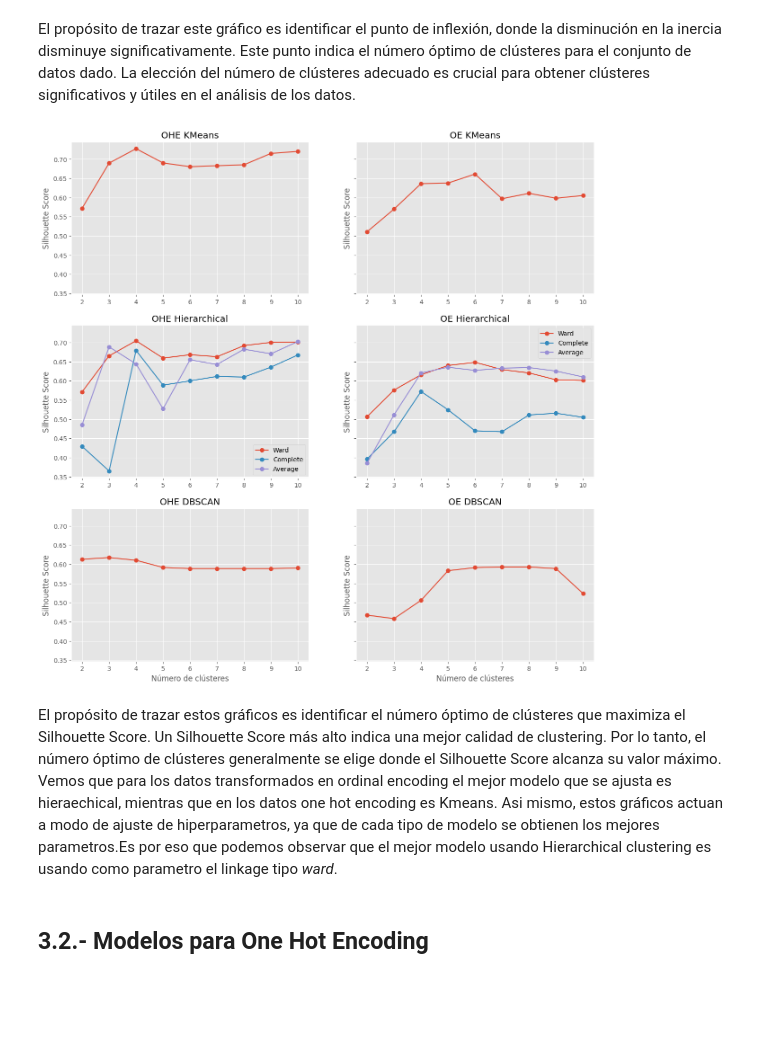
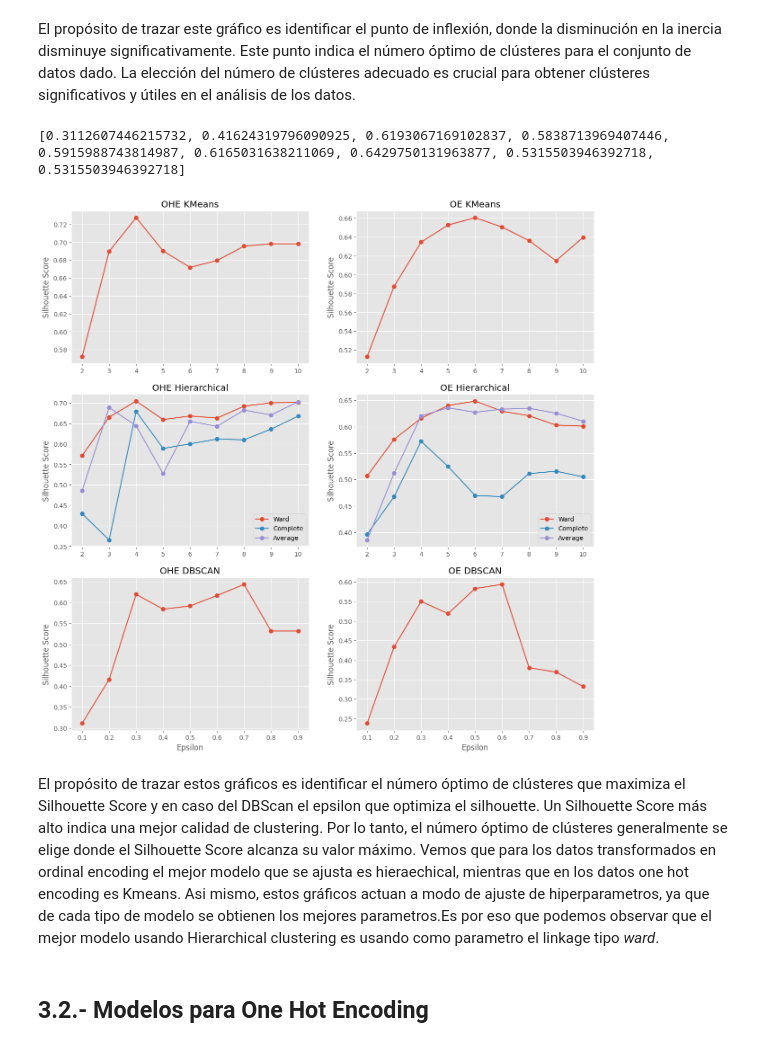
Before and after one commit to RaulCarrero02/G23.P2.100451286.100472334, a Jupyter notebook: kmean.ipynb, the cells around one changed output. Drawn from its saved outputs; the diff is of its cells as text; code cells hidden in the pictures; blank space fills up the shorter version.

Commit message:
Cambios en dbscan

```diff
--- a/kmean.ipynb
+++ b/kmean.ipynb
@@ -542,56 +540,57 @@ for i in range(2, 11):
 # silhouette for DBSCAN
 silhouette_dbscan_oh = []
 silhouette_dbscan_ordinal = []
-for i in range(2, 11):
-    dbscan = DBSCAN(eps=0.5, min_samples=i).fit_predict(X_one_hot_pca)
+for i in np.arange(0.1, 1, 0.1):
+    dbscan = DBSCAN(eps=i).fit_predict(X_one_hot_pca)
     silhouette_dbscan_oh.append(silhouette_score(X_one_hot_pca, dbscan))
 
-    dbscan = DBSCAN(eps=0.5, min_samples=i).fit_predict(X_ordinal_pca)
+    dbscan = DBSCAN(eps=i).fit_predict(X_ordinal_pca)
     silhouette_dbscan_ordinal.append(silhouette_score(X_ordinal_pca, dbscan))
 
 # en seis graficos tres para cada modelos de codificación
-fig, axs = plt.subplots(3, 2, figsize=(15, 15), sharey=True)
+fig, axs = plt.subplots(3, 2, figsize=(15, 15))
 
 axs[0, 0].plot(range(2, 11), silhouette_oh, marker='o')
 axs[0, 0].set_title('OHE KMeans')
 axs[0, 0].set_ylabel('Silhouette Score')
 
 axs[0, 1].plot(range(2, 11), silhouette_ordinal, marker='o')
 axs[0, 1].set_title('OE KMeans')
 axs[0, 1].set_ylabel('Silhouette Score')
 
 #agrupa en hierarchical por cada tipo de link
 axs[1, 0].plot(range(2, 11), silhouette_hc_oh, marker='o')
 axs[1, 0].plot(range(2, 11), silhouette_hierarchical_oh_complete, marker='o')
 axs[1, 0].plot(range(2, 11), silhouette_hierarchical_oh_average, marker='o')
 axs[1, 0].set_title('OHE Hierarchical')
 axs[1, 0].set_ylabel('Silhouette Score')
 
 axs[1, 1].plot(range(2, 11), silhouette_hc_ordinal, marker='o')
 axs[1, 1].plot(range(2, 11), silhouette_hierarchical_ordinal_complete, marker='o')
 axs[1, 1].plot(range(2, 11), silhouette_hierarchical_ordinal_average, marker='o')
 axs[1, 1].set_title('OE Hierarchical')
 axs[1, 1].set_ylabel('Silhouette Score')
 
-#agrupa en dbscan
-axs[2, 0].plot(range(2, 11), silhouette_dbscan_oh, marker='o')
+#agrupa en dbscan por cada tipo de codificación
+axs[2, 0].plot(np.arange(0.1,1,0.1), silhouette_dbscan_oh, marker='o')
 axs[2, 0].set_title('OHE DBSCAN')
-axs[2, 0].set_xlabel('Número de clústeres')
+axs[2, 0].set_xlabel('Epsilon')
 axs[2, 0].set_ylabel('Silhouette Score')
 
-axs[2, 1].plot(range(2, 11), silhouette_dbscan_ordinal, marker='o')
+axs[2, 1].plot(np.arange(0.1,1,0.1), silhouette_dbscan_ordinal, marker='o')
 axs[2, 1].set_title('OE DBSCAN')
-axs[2, 1].set_xlabel('Número de clústeres')
+axs[2, 1].set_xlabel('Epsilon')
 axs[2, 1].set_ylabel('Silhouette Score')
 
 axs[1, 0].legend(['Ward', 'Complete', 'Average'])
 axs[1, 1].legend(['Ward', 'Complete', 'Average'])
 
 plt.show()
 # %% [output]
+[0.3112607446215732, 0.41624319796090925, 0.6193067169102837, 0.5838713969407446, 0.5915988743814987, 0.6165031638211069, 0.6429750131963877, 0.5315503946392718, 0.5315503946392718]
-[figure, old version]
+[figure, new version]
 # %% [markdown]
-El propósito de trazar estos gráficos es identificar el número óptimo de clústeres que maximiza el Silhouette Score. Un Silhouette Score más alto indica una mejor calidad de clustering. Por lo tanto, el número óptimo de clústeres generalmente se elige donde el Silhouette Score alcanza su valor máximo. Vemos que para los datos transformados en ordinal encoding el mejor modelo que se ajusta es hieraechical, mientras que en los datos one hot encoding es Kmeans.
+El propósito de trazar estos gráficos es identificar el número óptimo de clústeres que maximiza el Silhouette Score y en caso del DBScan el epsilon que optimiza el silhouette. Un Silhouette Score más alto indica una mejor calidad de clustering. Por lo tanto, el número óptimo de clústeres generalmente se elige donde el Silhouette Score alcanza su valor máximo. Vemos que para los datos transformados en ordinal encoding el mejor modelo que se ajusta es hieraechical, mientras que en los datos one hot encoding es Kmeans.
 Asi mismo, estos gráficos actuan a modo de ajuste de hiperparametros, ya que de cada tipo de modelo se obtienen los mejores parametros.Es por eso que podemos observar que el mejor modelo usando Hierarchical clustering es usando como parametro el linkage tipo *ward*.
 # %%
 times_score = []
```
Also changed, not shown: parts of 15 cells of this notebook.
